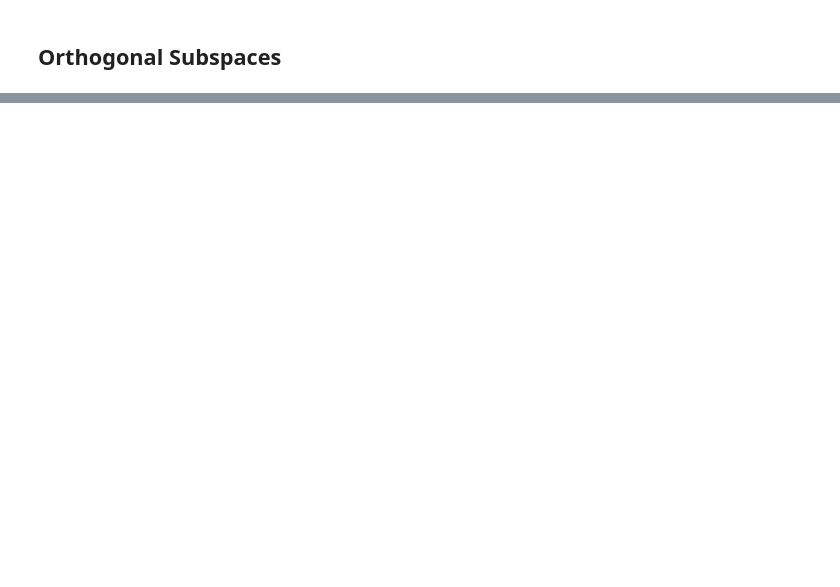
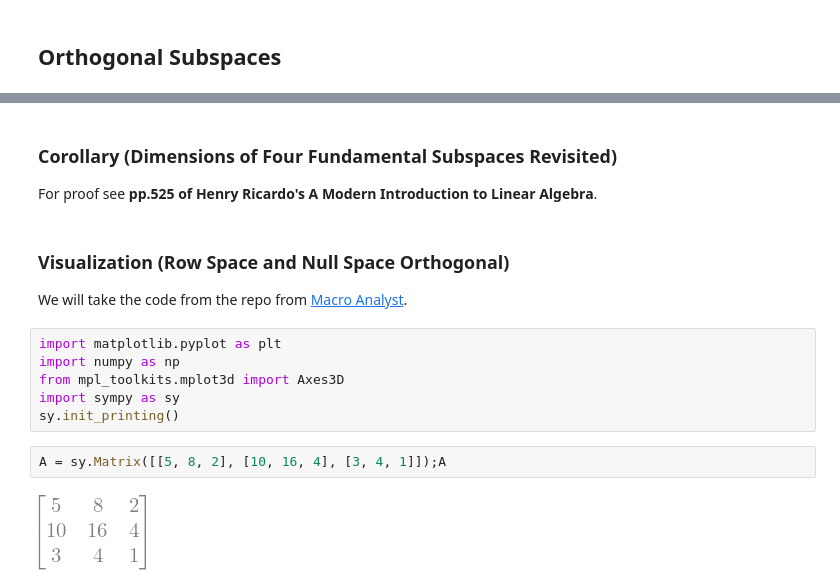
Before and after one commit to reigHns92/reighns-ml-blog, a Jupyter notebook: docs/reighns_ml_journey/mathematics/linear_algebra/08_analytic_geometry/08.06_orthogonal_subspaces.ipynb, the cells around one changed output, grey strips where cells are left out. Cells and saved outputs as stored; diff of their text form; blank space fills up the shorter version.

Commit message:
Added 08.06_orthogonal_subspaces to linear_algebra.

```diff
--- a/docs/reighns_ml_journey/mathematics/linear_algebra/08_analytic_geometry/08.06_orthogonal_subspaces.ipynb
+++ b/docs/reighns_ml_journey/mathematics/linear_algebra/08_analytic_geometry/08.06_orthogonal_subspaces.ipynb
@@ -85,0 +176,18 @@ In any case, any vector $\v$ in both $\R(A)$ and $\N(A)$ must equal $\vec0$. The
+# %% [markdown]
+### Corollary (Dimensions of Four Fundamental Subspaces Revisited)
+
+For proof see **pp.525 of Henry Ricardo's A Modern Introduction to Linear Algebra**.
+# %% [markdown]
+### Visualization (Row Space and Null Space Orthogonal)
+
+We will take the code from the repo from [Macro Analyst](https://github.com/MacroAnalyst/Linear_Algebra_With_Python).
+# %%
+import matplotlib.pyplot as plt
+import numpy as np
+from mpl_toolkits.mplot3d import Axes3D
+import sympy as sy
+sy.init_printing()
+# %%
+A = sy.Matrix([[5, 8, 2], [10, 16, 4], [3, 4, 1]]);A
+# %% [output]
+[figure, added]
```
Also changed, not shown: parts of 22 cells of this notebook, 2 other files.
